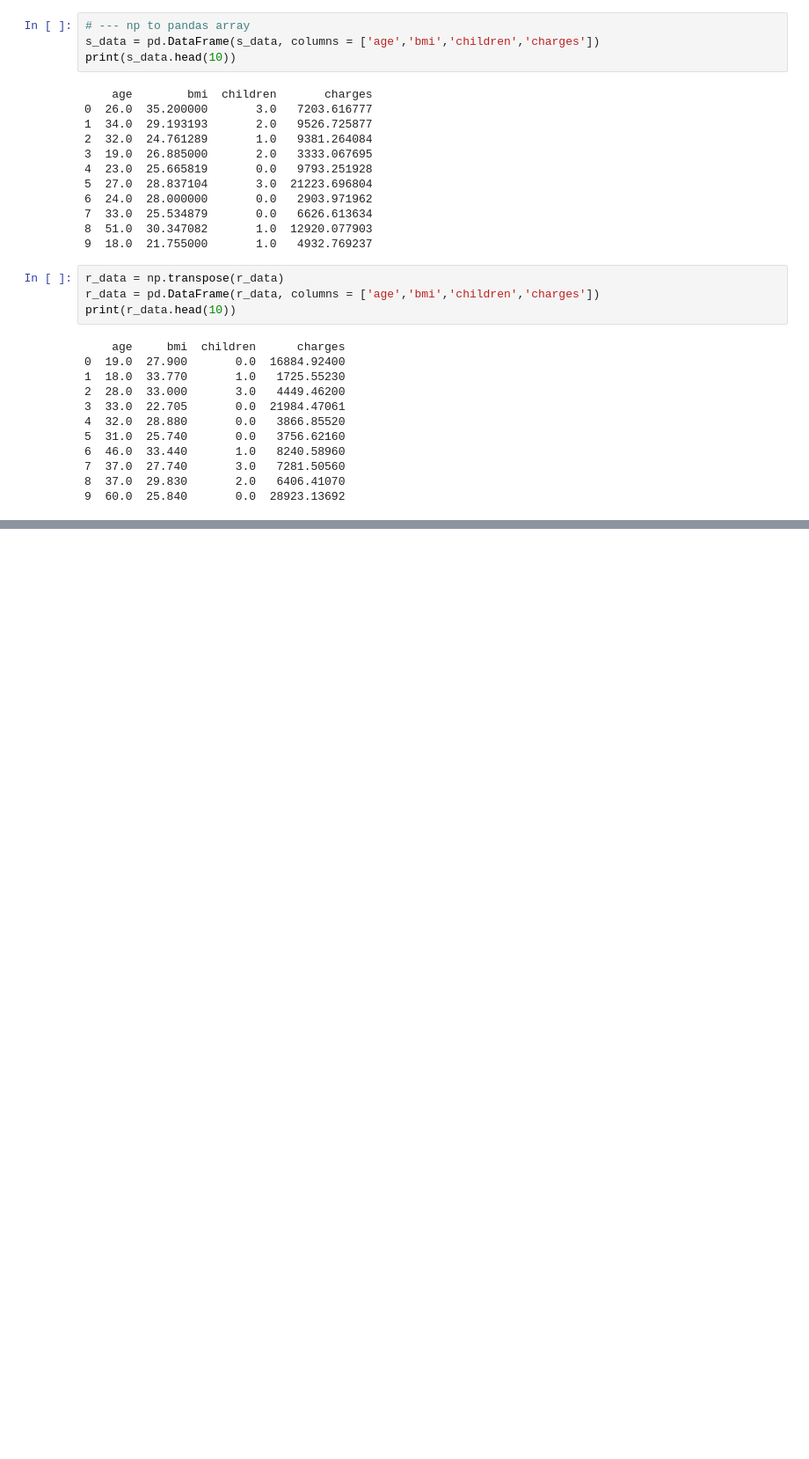
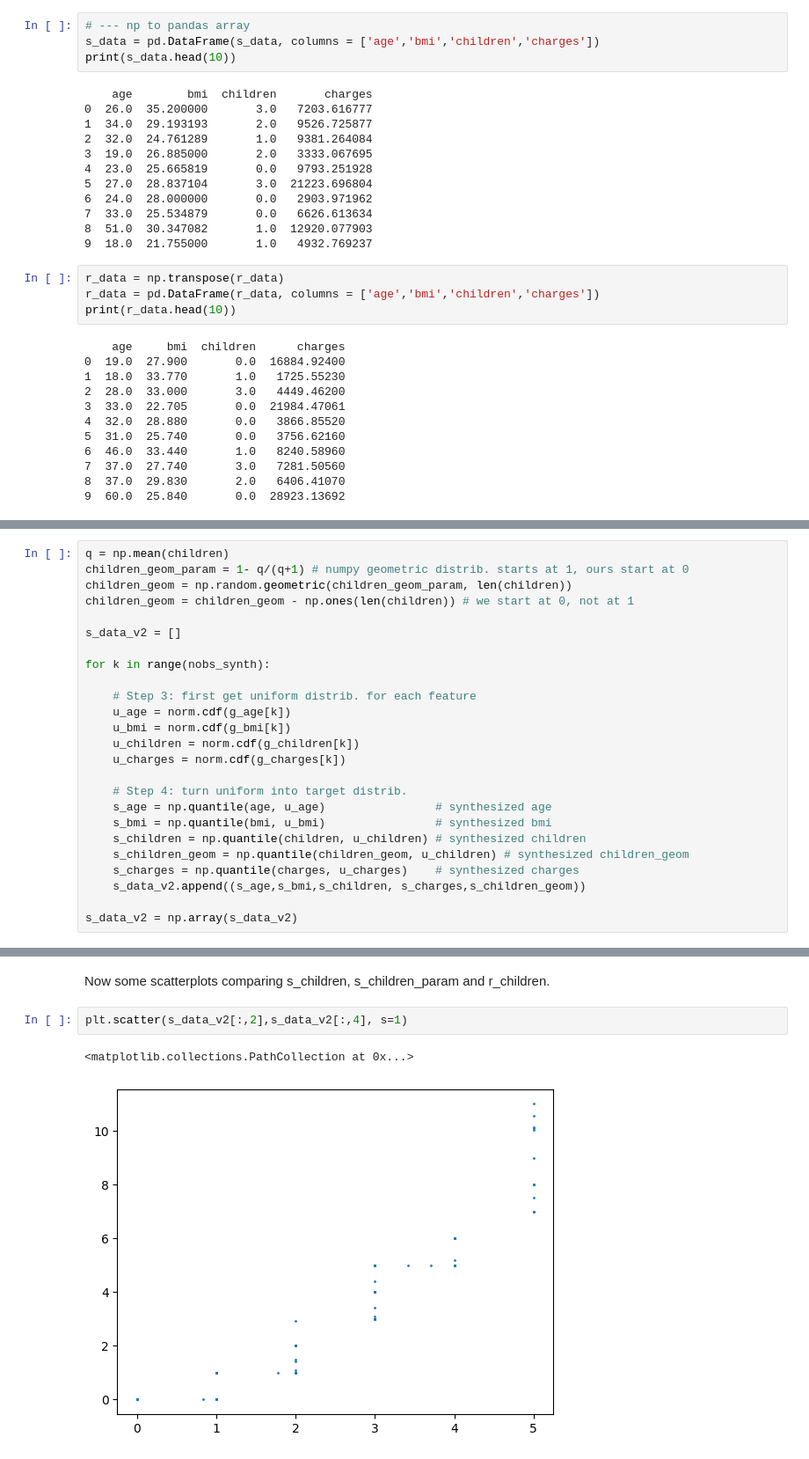
Before and after one commit to VincentGranville/Notebooks, a Jupyter notebook: copula_insurance_nogroup.ipynb, the cells around one changed output, grey strips where cells are left out. Shown at 88% size. Drawn from its saved outputs; the diff is of its cells as text; blank space fills up the shorter version.

Commit message:
Synthetic data with copula: insurance dataset, no grouping

```diff
--- a/copula_insurance_nogroup.ipynb
+++ b/copula_insurance_nogroup.ipynb
@@ -326,0 +328,25 @@ sister feature <code>s_param_children</code>. See what happens when we switch th
+# %%
+q = np.mean(children)
+children_geom_param = 1- q/(q+1) # numpy geometric distrib. starts at 1, ours start at 0
+children_geom = np.random.geometric(children_geom_param, len(children))
+children_geom = children_geom - np.ones(len(children)) # we start at 0, not at 1
+
+s_data_v2 = []
+
+for k in range(nobs_synth):
+
+    # Step 3: first get uniform distrib. for each feature
+    u_age = norm.cdf(g_age[k])
+    u_bmi = norm.cdf(g_bmi[k])
+    u_children = norm.cdf(g_children[k])
+    u_charges = norm.cdf(g_charges[k])
+
+    # Step 4: turn uniform into target distrib.
+    s_age = np.quantile(age, u_age)                # synthesized age
+    s_bmi = np.quantile(bmi, u_bmi)                # synthesized bmi
+    s_children = np.quantile(children, u_children) # synthesized children
+    s_children_geom = np.quantile(children_geom, u_children) # synthesized children_geom
+    s_charges = np.quantile(charges, u_charges)    # synthesized charges
+    s_data_v2.append((s_age,s_bmi,s_children, s_charges,s_children_geom))
+
+s_data_v2 = np.array(s_data_v2)
@@ -326,0 +395,7 @@ sister feature <code>s_param_children</code>. See what happens when we switch th
+# %% [markdown]
+Now some scatterplots comparing s_children, s_children_param and r_children.
+# %%
+plt.scatter(s_data_v2[:,2],s_data_v2[:,4], s=1)
+# %% [output]
+<matplotlib.collections.PathCollection at 0x...>
+[figure, added]
```
Also changed, not shown: parts of 33 cells of this notebook.
